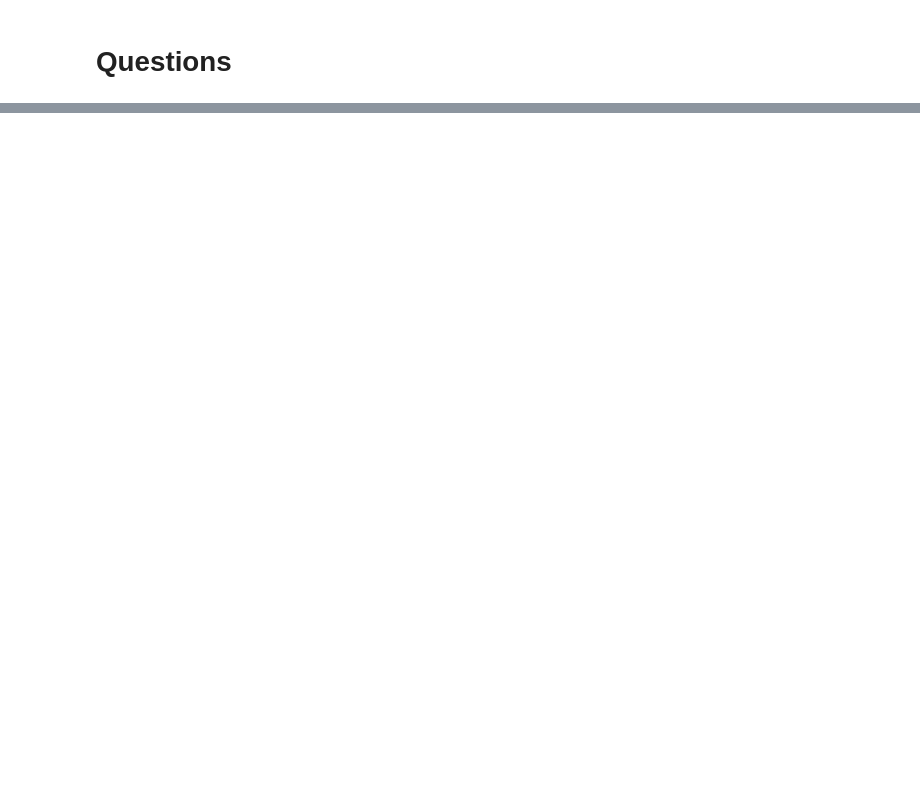
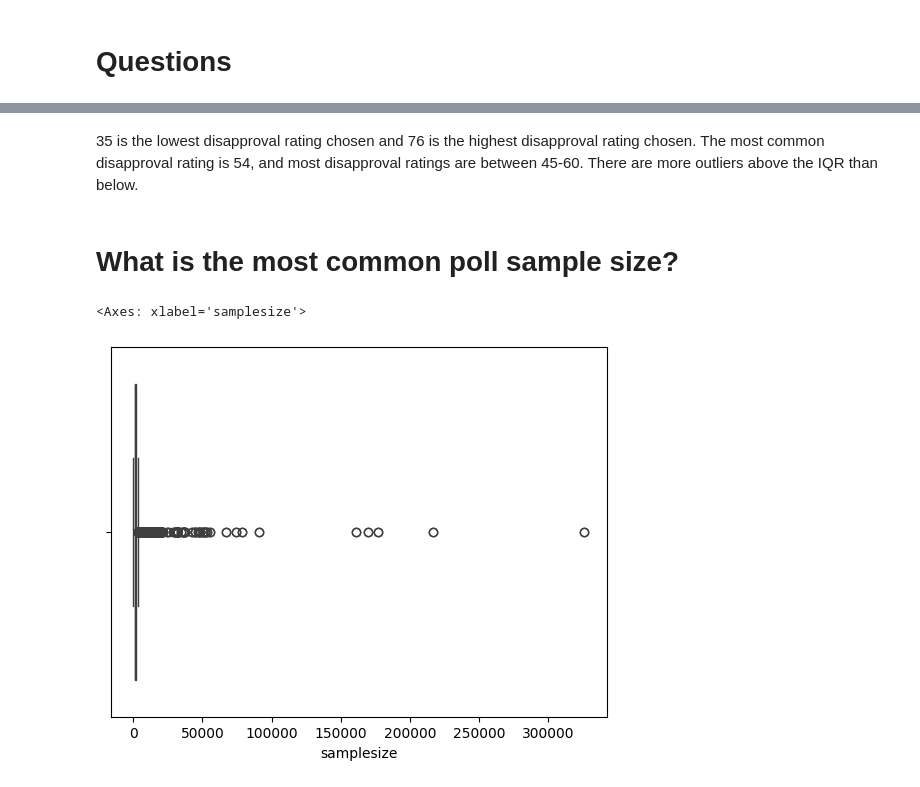
Before and after one commit to dvillarreal-ayala/Data-Analysis, a Jupyter notebook: dataanalysis.ipynb, the cells around one changed output, grey strips where cells are left out. Drawn from its saved outputs; the diff is of its cells as text; code cells hidden in the pictures; blank space fills up the shorter version.

```diff
--- a/dataanalysis.ipynb
+++ b/dataanalysis.ipynb
@@ -52,0 +81,11 @@ sns.histplot(data=df, x="samplesize", discrete=True)
+# %% [markdown]
+35 is the lowest disapproval rating chosen and 76 is the highest disapproval rating chosen.
+The most common disapproval rating is 54, and most disapproval ratings are between 45-60. There are more outliers above the IQR than below.
+# %% [markdown]
+# What is the most common poll sample size?
+# %%
+# From this, we can see that there are 5 outliers in the data that heavily affect the data when graphed
+sns.boxplot(data=df, x="samplesize")
+# %% [output]
+<Axes: xlabel='samplesize'>
+[figure, added]
```
Also changed, not shown: parts of 17 cells of this notebook.
